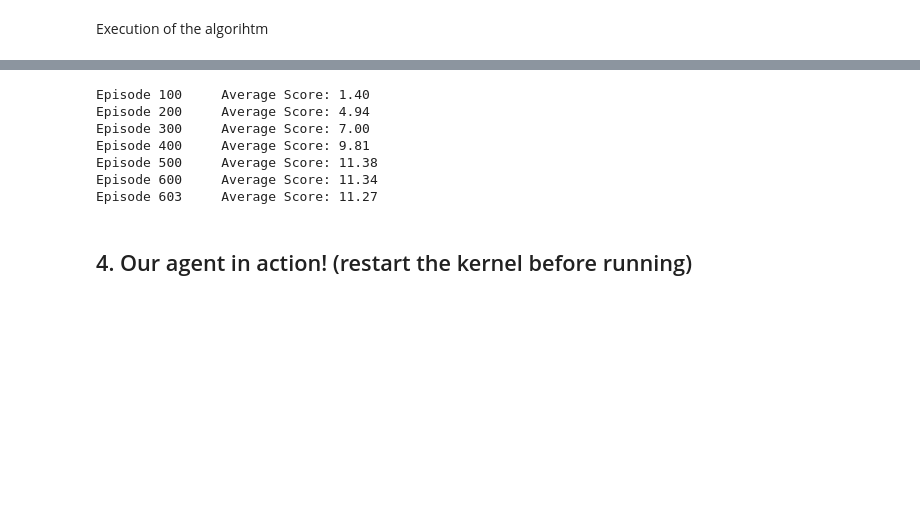
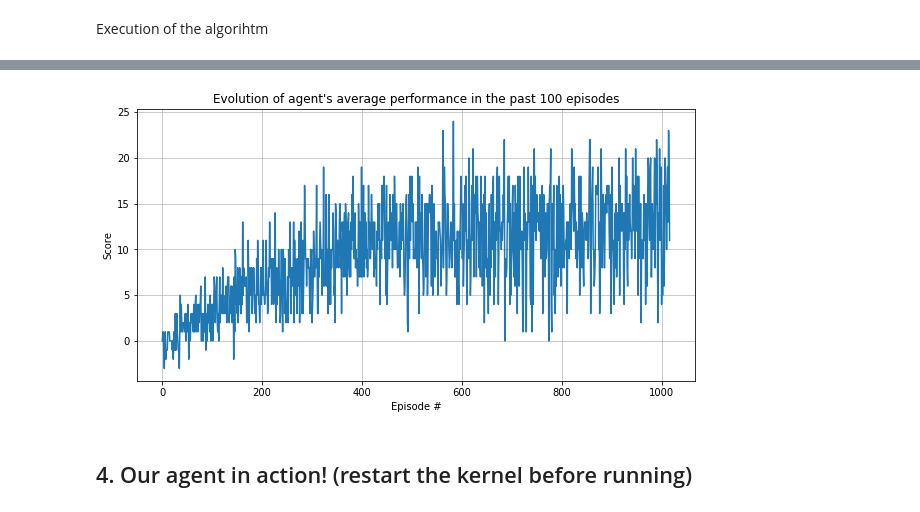
Before and after one commit to ascfraguas/Deep_Q-learning_in_Unity_envs, a Jupyter notebook: DQN in the Banana environment.ipynb, the cells around one changed output, grey strips where cells are left out. Cells and saved outputs as stored; diff of their text form; code cells hidden in the pictures; blank space fills up the shorter version.

```diff
--- a/DQN in the Banana environment.ipynb
+++ b/DQN in the Banana environment.ipynb
@@ -223,21 +239,14 @@ Execution of the algorihtm
 # %%
-scores = dqn()
-
-# plot the scores
-fig = plt.figure()
-ax = fig.add_subplot(111)
+import matplotlib.pyplot as plt
+plt.figure(figsize=(10,5))
 plt.plot(np.arange(len(scores)), scores)
 plt.ylabel('Score')
 plt.xlabel('Episode #')
+plt.title("Evolution of agent's average performance in the past 100 episodes")
+plt.grid(alpha=0.8)
 plt.show()
 # %% [output]
-Episode 100     Average Score: 1.40
-Episode 200     Average Score: 4.94
-Episode 300     Average Score: 7.00
-Episode 400     Average Score: 9.81
-Episode 500     Average Score: 11.38
-Episode 600     Average Score: 11.34
-Episode 603     Average Score: 11.27
+[figure, added]
 # %% [markdown]
 ## 4. Our agent in action! (restart the kernel before running)
 # %% [markdown]
```
Also changed, not shown: parts of 2 cells of this notebook, 5 other files.
